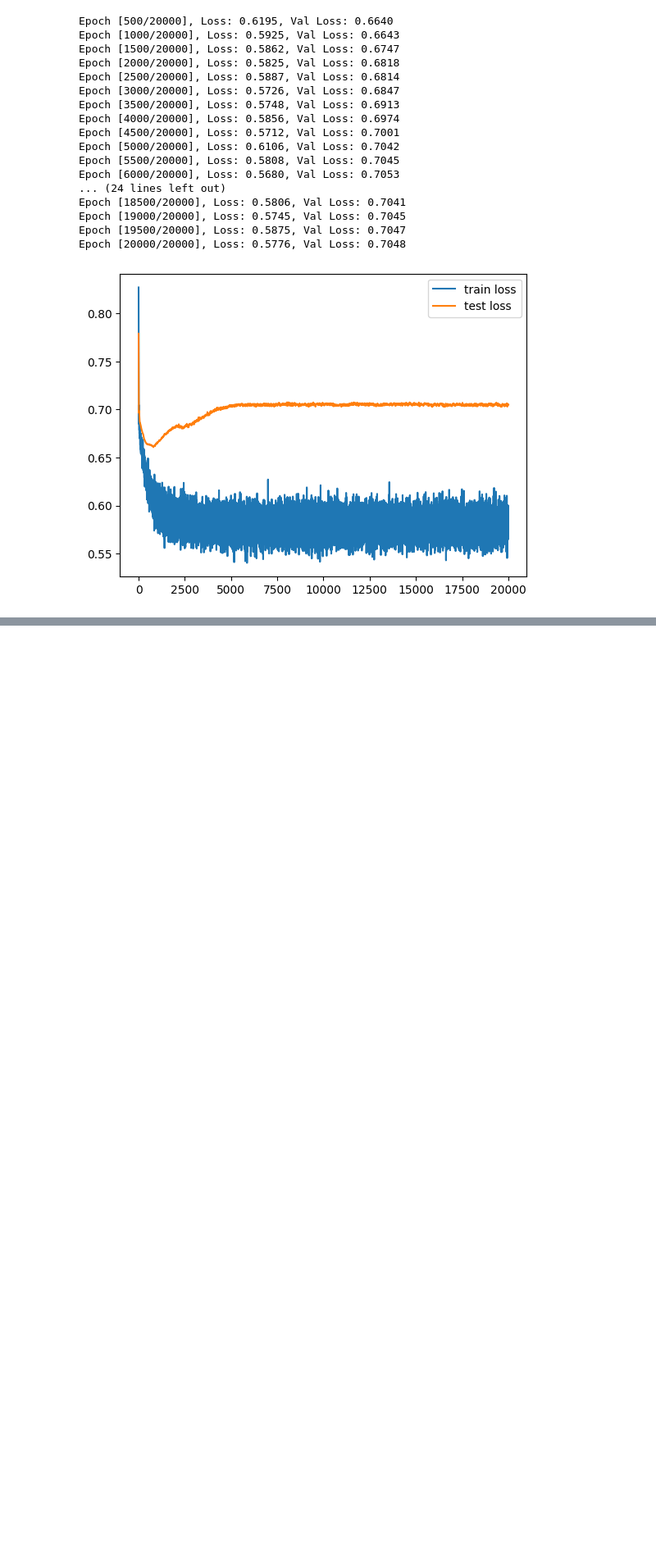
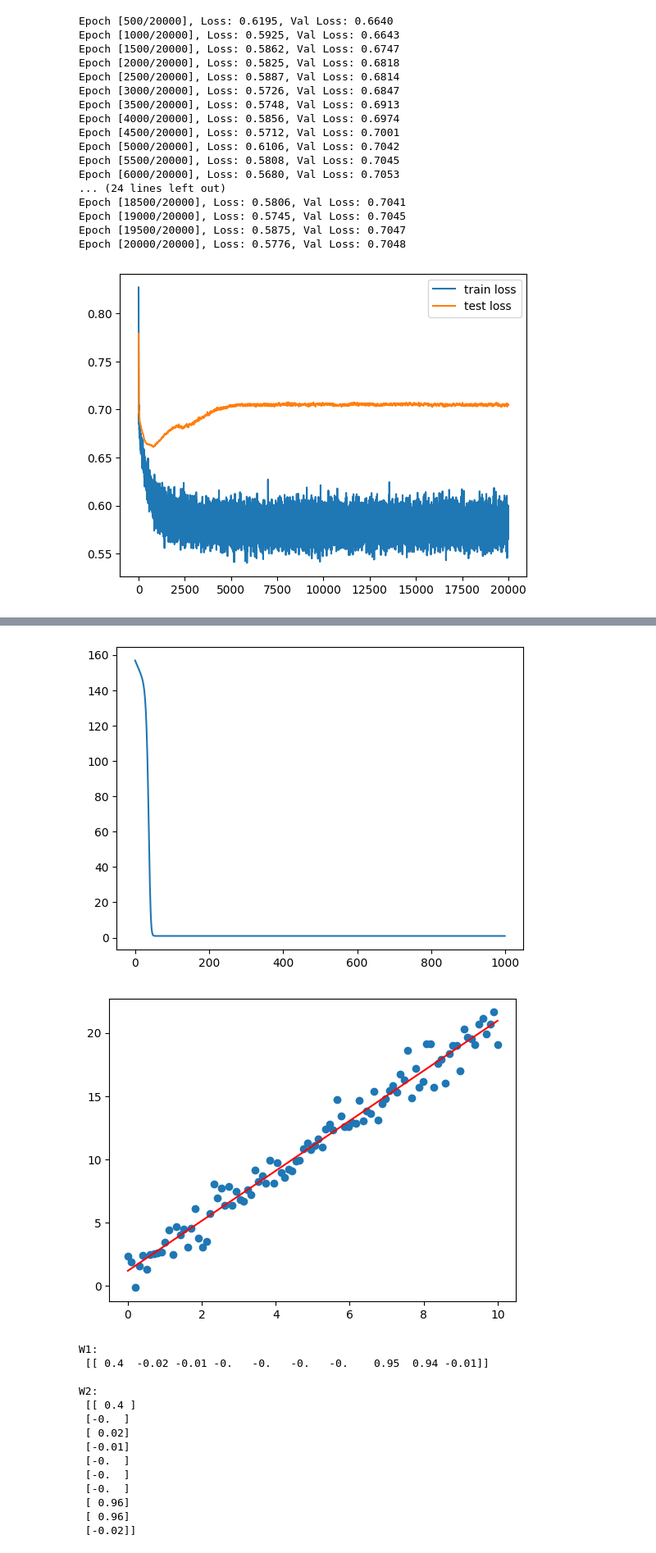
Before and after one commit to HuichuanLI/play-with-Linear-Algebra, a Jupyter notebook: 微积分/21_神经网络梯度问题.ipynb, the cells around one changed output, grey strips where cells are left out. Shown at 82% size. Saved outputs shown, nothing was run; the diff lists cells and outputs as text; code cells hidden in the pictures; blank space fills up the shorter version.

```diff
--- a/微积分/21_神经网络梯度问题.ipynb
+++ b/微积分/21_神经网络梯度问题.ipynb
@@ -737,0 +751,60 @@ Epoch [20000/20000], Loss: 0.5776, Val Loss: 0.7048
+# %%
+input_size = 1
+output_size = 1
+hidden_size = 10
+lr = 0.001
+epochs = 1000
+lambda_reg = 0.01
+
+W1 = np.random.randn(input_size, hidden_size) * 0.01
+W2 = np.random.randn(hidden_size, input_size) * 0.01
+b1 = np.zeros((1, hidden_size))
+b2 = np.zeros((1, output_size))
+
+n = len(X)
+losses = []
+for epoch in range(epochs):
+    z1 = X @ W1 + b1
+    a1 = np.maximum(0, z1)
+
+    z2 = a1 @ W2 + b2
+    y_p = z2
+
+    dL_dyp = 2 / n * (y_p - y)
+    dL_dW2 = a1.T @ dL_dyp + 2 * lambda_reg * W2
+    # dL_db2 = dL_dyp.copy()
+    # dL_db2 = np.sum(dL_dyp)
+    dL_db2 = np.sum(dL_dyp, axis=0, keepdims=True)
+
+    dL_da1 = dL_dyp @ W2.T
+    dL_dz1 = dL_da1.copy()
+    dL_dz1[z1 <= 0] = 0
+
+    dL_dW1 = X.T @ dL_dz1 + 2 * lambda_reg * W1
+    # dL_db1 = dL_dz1.copy()
+    dL_db1 = np.sum(dL_dz1, axis=0, keepdims=True)
+
+    W2 -= lr * dL_dW2
+    b2 -= lr * dL_db2
+    W1 -= lr * dL_dW1
+    b1 -= lr * dL_db1
+
+    loss = np.mean((y_p - y) ** 2)
+    loss += lambda_reg * (np.sum(W1**2) + np.sum(W2 ** 2))
+    losses.append(loss)
+    if epoch % 100 == 0:
+
+        print(f'epoch {epoch} loss: {loss}')
+
+
+plt.plot(losses)
+plt.show()
+
+
+plt.scatter(X, y)
+plt.plot(X, y_p, color='red')
+plt.show()
+
+print('W1: \n', np.round(W1, 2))
+print('\nW2: \n', np.round(W2, 2))
+# %% [output]
@@ -737,0 +821,16 @@ Epoch [20000/20000], Loss: 0.5776, Val Loss: 0.7048
+[figure, added]
+[figure, added]
+W1:
+ [[ 0.4  -0.02 -0.01 -0.   -0.   -0.   -0.    0.95  0.94 -0.01]]
+
+W2:
+ [[ 0.4 ]
+ [-0.  ]
+ [ 0.02]
+ [-0.01]
+ [-0.  ]
+ [-0.  ]
+ [-0.  ]
+ [ 0.96]
+ [ 0.96]
+ [-0.02]]
```
Also changed, not shown: parts of 3 cells of this notebook.
